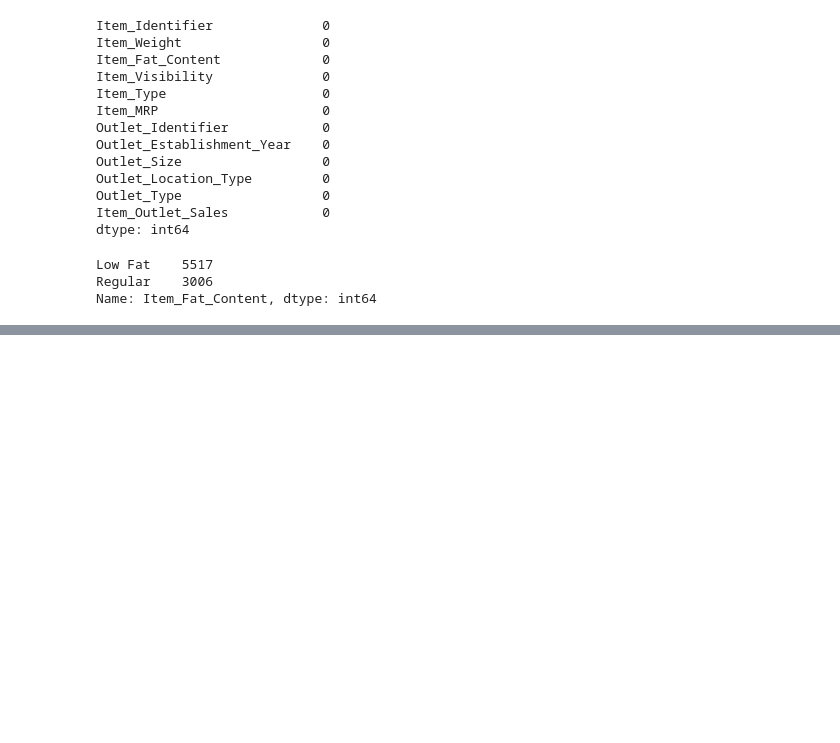
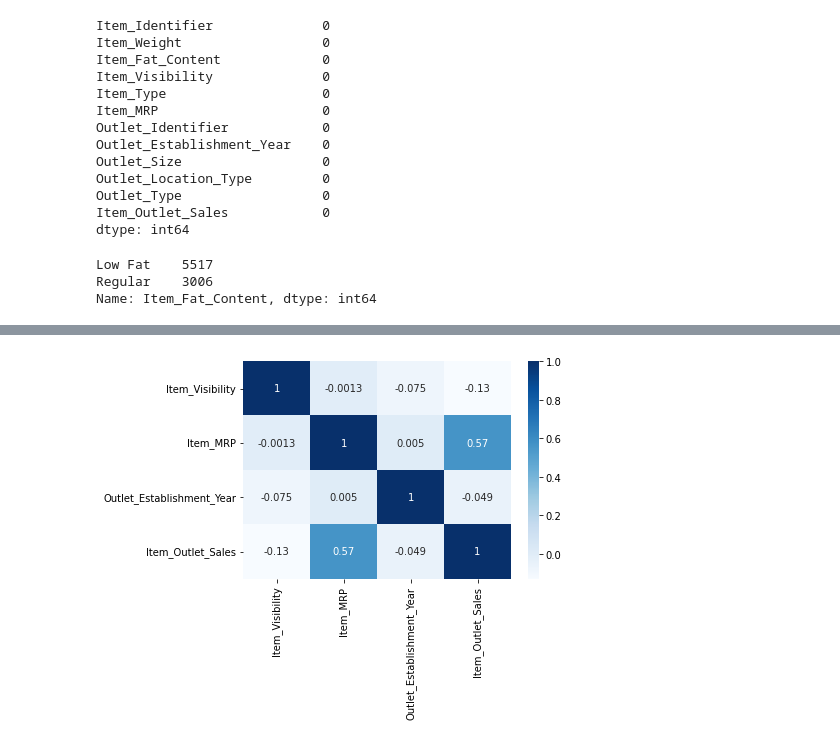
Before and after one commit to Acottle1031/Sales-Predictions-Project, a Jupyter notebook: SalesProjectionProject.ipynb, the cells around one changed output, grey strips where cells are left out. Cells and saved outputs as stored; diff of their text form; code cells hidden in the pictures; blank space fills up the shorter version.

```diff
--- a/SalesProjectionProject.ipynb
+++ b/SalesProjectionProject.ipynb
@@ -121,0 +124,13 @@ projections_df.describe()
+# %%
+# For Part 3, your task is to complete any statistical analyses that might help you understand, explain, or model with your data.
+# This must include at least one of each:
+# Histogram to view the distributions of various features in your dataset.
+# Boxplot to view statistical summaries of various features in your dataset.
+# Heatmap of the correlation between features.
+corr = projections_df.corr()
+sns.heatmap(corr, cmap='Blues', annot = True);
+# Starting with a correlation heat map to see what data might correlate to each other for further exploration if needed
+# Here we see in regards to sales the only metric with a positive correlation is Item_MRP
+# We also see that the year established has a negative correlation with sales
+# %% [output]
+[figure, added]
```
Also changed, not shown: parts of 4 cells of this notebook.
